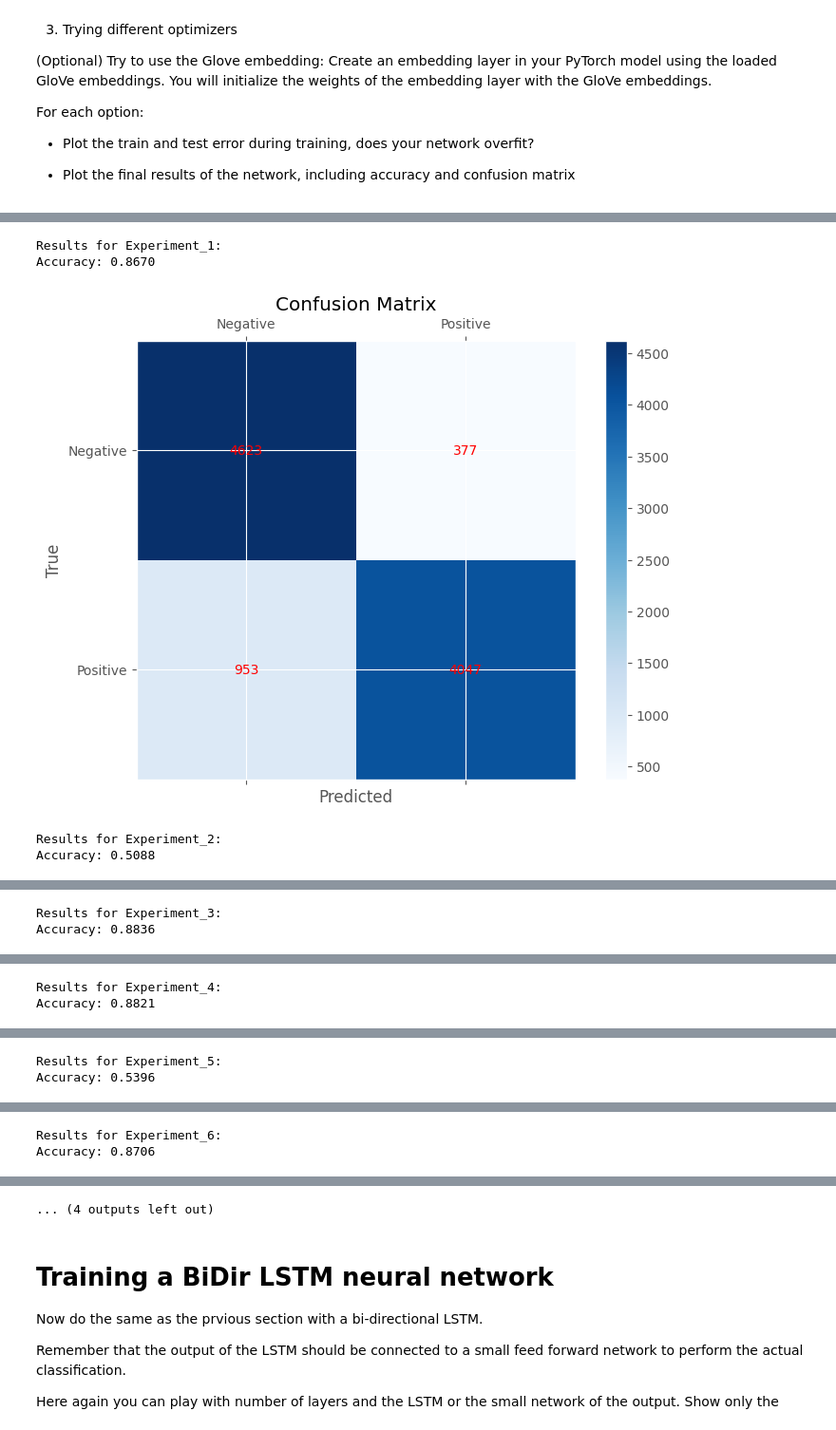
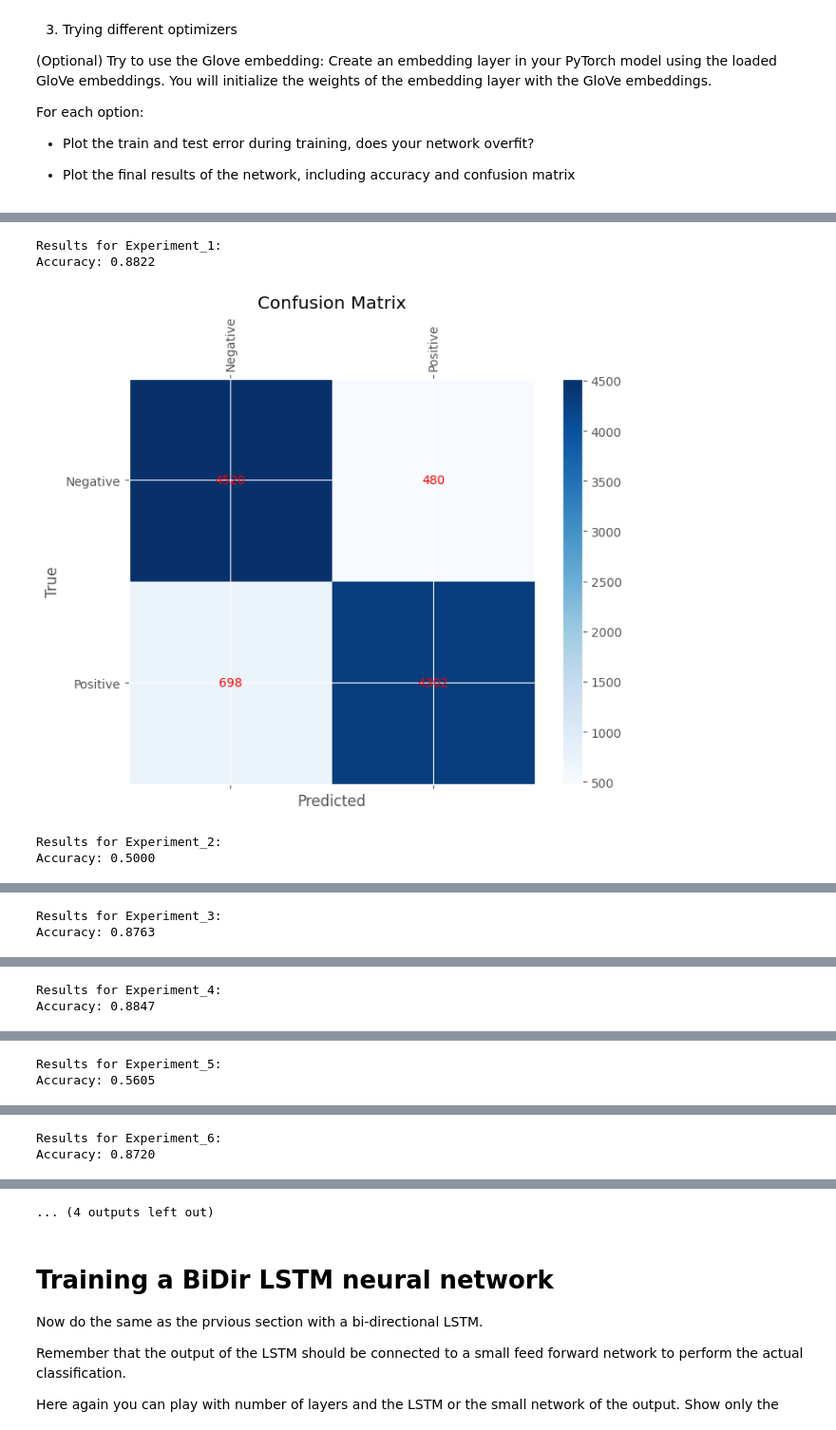
Before and after one commit to YanivGabay/Reviews_Sentiment_BILSTM, a Jupyter notebook: Natural_Language_Processing_–_Ex_2.ipynb, the cells around one changed output, grey strips where cells are left out. Shown at 95% size. Drawn from its saved outputs; the diff is of its cells as text; code cells hidden in the pictures.

```diff
--- a/Natural_Language_Processing_–_Ex_2.ipynb
+++ b/Natural_Language_Processing_–_Ex_2.ipynb
@@ -177,12 +172,12 @@ print("Original:", example_review)
 print("Cleaned:", cleaned_review)
 try:
 # Load the data
-    data = load_text('./IMDB_Dataset.csv')
+    data = load_text('/content/IMDB_Dataset.csv')
     data_orig_copy = data.copy()
     print("cleaned text printing:\n")
     display(data.head())
     print(data.sample(10)['review'])
-    export_curr_data_to_csv("1",data)
+    #export_curr_data_to_csv("1",data)
    # describe = data.describe()
    # print(describe)
 
@@ -680,7 +672,7 @@ cpu
 # %%
 vocab_size = K + 3  # Your top K words plus 3 for <PAD>, <UNK>, and digitplaceholder
 embedding_dim = 100  # Example, adjust as needed
-num_epochs = 12  # Adjust based on your needs
+num_epochs = 15  # Adjust based on your needs
 output_dim = 1  # Binary classification
 
 def load_glove_embeddings(glove_file):
@@ -813,11 +805,11 @@ for i, config in enumerate(experiment_configs):
     if config['optimizer'] == 'Adam':
         optimizer = torch.optim.Adam(model.parameters())
     elif config['optimizer'] == 'SGD':
-        optimizer = torch.optim.SGD(model.parameters())
+        optimizer = torch.optim.SGD(model.parameters(),lr = 0.01)
     elif config['optimizer'] == 'AdaGrad':
         optimizer = torch.optim.Adagrad(model.parameters())
     elif config['optimizer'] == 'RMSprop':
-        optimizer = torch.optim.RMSprop(model.parameters())
+        optimizer = torch.optim.RMSprop(model.parameters(),lr = 0.01)
 
     # Add more optimizers as needed...
 
@@ -914,36 +906,43 @@ def plot_confusion_matrix(model, data_loader, device, class_names):
             all_predictions.extend(predicted_labels.cpu().numpy())
             all_labels.extend(labels.cpu().numpy())
 
     cm = confusion_matrix(all_labels, all_predictions)
     accuracy = accuracy_score(all_labels, all_predictions)
     print(f'Accuracy: {accuracy:.4f}')
 
     fig, ax = plt.subplots(figsize=(8, 6))
     cax = ax.matshow(cm, cmap='Blues')
     plt.title('Confusion Matrix')
     fig.colorbar(cax)
-    ax.set_xticklabels([''] + class_names)
-    ax.set_yticklabels([''] + class_names)
+    # Set tick positions
+    ax.set_xticks(np.arange(len(class_names)))
+    ax.set_yticks(np.arange(len(class_names)))
+    # Set tick labels
+    ax.set_xticklabels(class_names)
+    ax.set_yticklabels(class_names)
+
+    # Rotate the tick labels for x-axis
+    plt.xticks(rotation=90)
 
     for (i, j), val in np.ndenumerate(cm):
         ax.text(j, i, f'{val}', ha='center', va='center', color='red')
 
     plt.xlabel('Predicted')
     plt.ylabel('True')
     plt.show()
 
 
 class_names = ['Negative', 'Positive']  # Adjust as per your labels
 
 for experiment_name, experiment_result in experiment_results.items():
     print(f"Results for {experiment_name}:")
     trained_model = experiment_result['model']
     plot_confusion_matrix(trained_model, test_loader, device, class_names)
 
 # we havnt able to reach above 88 % accuracy.
 # %% [output]
 Results for Experiment_1:
-Accuracy: 0.8670
+Accuracy: 0.8822
-[figure, old version]
+[figure, new version]
 Results for Experiment_2:
-Accuracy: 0.5088
+Accuracy: 0.5000
@@ -951,2 +950,2 @@ Accuracy: 0.5088
 Results for Experiment_3:
-Accuracy: 0.8836
+Accuracy: 0.8763
@@ -954,2 +953,2 @@ Accuracy: 0.8836
 Results for Experiment_4:
-Accuracy: 0.8821
+Accuracy: 0.8847
@@ -957,2 +956,2 @@ Accuracy: 0.8821
 Results for Experiment_5:
-Accuracy: 0.5396
+Accuracy: 0.5605
@@ -960,2 +959,2 @@ Accuracy: 0.5396
 Results for Experiment_6:
-Accuracy: 0.8706
+Accuracy: 0.8720
```
Also changed, not shown: parts of 12 cells of this notebook.
